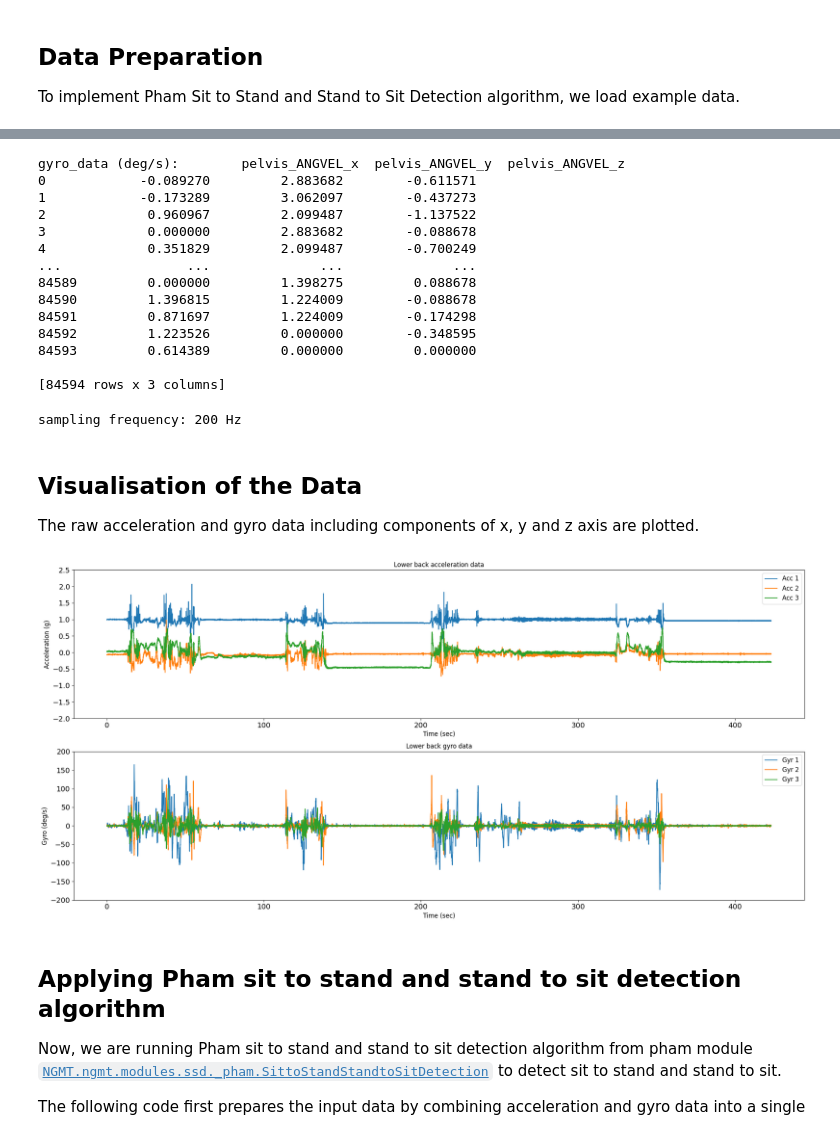
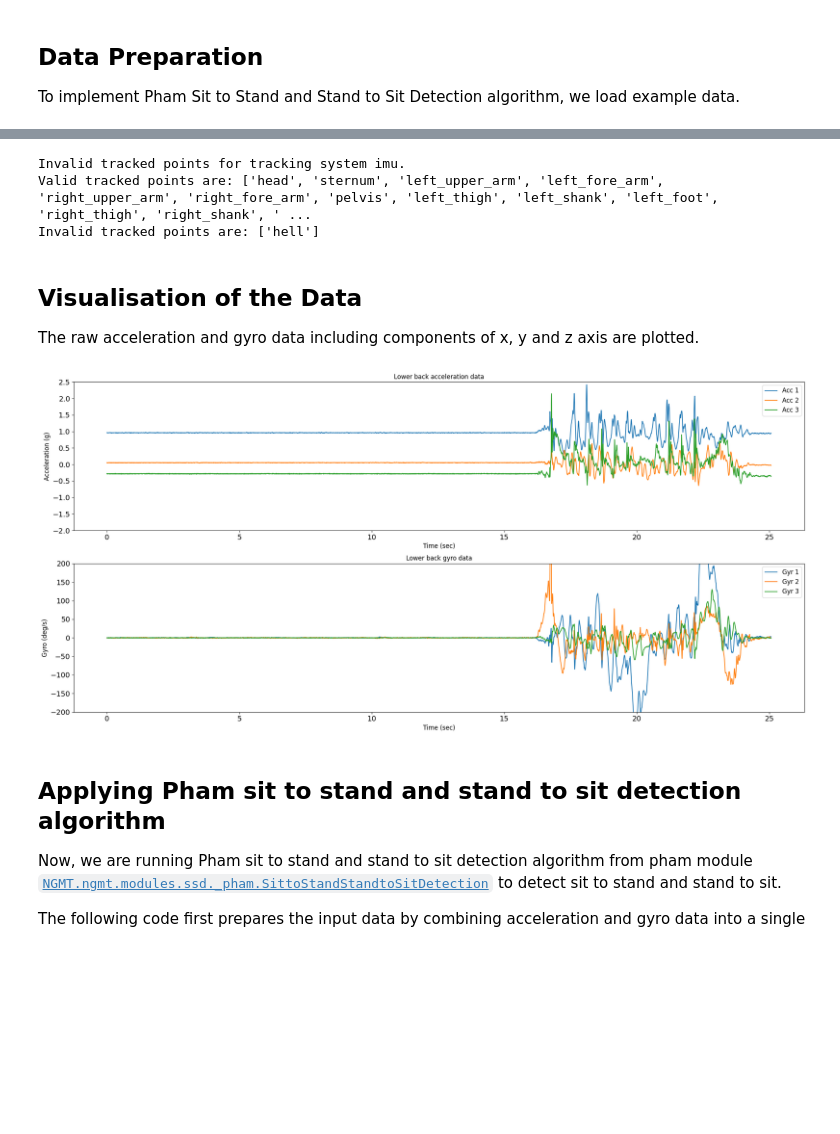
Before and after one commit to neurogeriatricskiel/KielMAT, a Jupyter notebook: examples/modules_04_ssd.ipynb, the cells around one changed output, grey strips where cells are left out. Drawn from its saved outputs; the diff is of its cells as text; code cells hidden in the pictures; blank space fills up the shorter version.

```diff
--- a/examples/modules_04_ssd.ipynb
+++ b/examples/modules_04_ssd.ipynb
@@ -56,5 +48,0 @@ tracked_points = {tracking_sys: ["pelvis"]}
-# %%
-# The 'keepcontrol.load_recording' function is used to load the data from the specified file_path
-recording = keepcontrol.load_recording(
-    file_name=file_path, tracking_systems=[tracking_sys], tracked_points=tracked_points
-)
@@ -86,36 +49,18 @@ acceleration_data (g):        pelvis_ACC_x  pelvis_ACC_y  pelvis_ACC_z
-# %%
-# Load lower back gyro data
-gyro_data = recording.data[tracking_sys][
-    ["pelvis_ANGVEL_x", "pelvis_ANGVEL_y", "pelvis_ANGVEL_z"]
-]
-
-# Print gyro data
-print(f"gyro_data (deg/s): {gyro_data}")
-# %% [output]
-gyro_data (deg/s):        pelvis_ANGVEL_x  pelvis_ANGVEL_y  pelvis_ANGVEL_z
-0            -0.089270         2.883682        -0.611571
-1            -0.173289         3.062097        -0.437273
-2             0.960967         2.099487        -1.137522
-3             0.000000         2.883682        -0.088678
-4             0.351829         2.099487        -0.700249
-...                ...              ...              ...
-84589         0.000000         1.398275         0.088678
-84590         1.396815         1.224009        -0.088678
-84591         0.871697         1.224009        -0.174298
-84592         1.223526         0.000000        -0.348595
-84593         0.614389         0.000000         0.000000
-
-[84594 rows x 3 columns]
-# %%
-# Get the corresponding sampling frequency directly from the recording
-sampling_frequency = recording.channels[tracking_sys][
-    recording.channels[tracking_sys]["name"] == "pelvis_ACC_x"
-]["sampling_frequency"].values[0]
-
-# Print sampling frequency
-print(f"sampling frequency: {sampling_frequency} Hz")
-# %% [output]
-sampling frequency: 200 Hz
+# %%
+recording = keepcontrol.load_recording(task="tug", tracking_systems="imu", tracked_points="pelvis")
+# %% [output]
+Invalid tracked points for tracking system imu.
+Valid tracked points are: ['head', 'sternum', 'left_upper_arm', 'left_fore_arm', 'right_upper_arm', 'right_fore_arm', 'pelvis', 'left_thigh', 'left_shank', 'left_foot', 'right_thigh', 'right_shank', ' ...
+Invalid tracked points are: ['hell']
+# %%
+# find the channel with acceleration data
+chns_oi_accel = [ch for ch in recording.channels["imu"]["name"] if "accel" in ch]
+chns_oi_gyro = [ch for ch in recording.channels["imu"]["name"] if "gyro" in ch]
+acceleration_data = recording.data["imu"][chns_oi_accel]
+gyro_data = recording.data["imu"][chns_oi_gyro]
+
+# set the sampling frequency
+sampling_frequency = recording.channels["imu"]["sampling_frequency"].unique()[0]
 # %% [markdown]
 ## Visualisation of the Data
 The raw acceleration and gyro data including components of x, y and z axis are plotted.
@@ -128,36 +73,36 @@ ax1 = plt.subplot(211)
 for i in range(3):
     ax1.plot(
         np.arange(len(acceleration_data)) / sampling_frequency,
-        acceleration_data[f"pelvis_ACC_{chr(120 + i)}"],
+        acceleration_data.iloc[:, i],
         label=f"Acc {i + 1}",
     )
 ax1.set_title("Lower back acceleration data")
 ax1.set_ylabel(f"Acceleration (g)", fontsize=12)
 ax1.set_xlabel(f"Time (sec)", fontsize=12)
 ax1.legend(loc="upper right", fontsize=12)
 ax1.set_ylim(-2, 2.5)
 plt.xticks(fontsize=14)
 plt.yticks(fontsize=14)
 
 # Subplot 2: Gyro data
 ax2 = plt.subplot(212)
 for i in range(3):
     ax2.plot(
         np.arange(len(gyro_data)) / sampling_frequency,
-        gyro_data[f"pelvis_ANGVEL_{chr(120 + i)}"],
+        gyro_data.iloc[:, i],
         label=f"Gyr {i + 1}",
     )
 ax2.set_title("Lower back gyro data")
 ax2.set_ylabel(f"Gyro (deg/s)", fontsize=12)
 ax2.set_xlabel(f"Time (sec)", fontsize=12)
 ax2.legend(loc="upper right", fontsize=12)
 ax2.set_ylim(-200, 200)
 plt.xticks(fontsize=14)
 plt.yticks(fontsize=14)
 fig.tight_layout()
 plt.show()
 # %% [output]
-[figure, old version]
+[figure, new version]
 # %% [markdown]
 ## Applying Pham sit to stand and stand to sit detection algorithm
 Now, we are running Pham sit to stand and stand to sit detection algorithm from pham module [`NGMT.ngmt.modules.ssd._pham.SittoStandStandtoSitDetection`](https://github.com/neurogeriatricskiel/NGMT/tree/main/ngmt/modules/ssd/_pham.py) to detect sit to stand and stand to sit.
```
Also changed, not shown: parts of 7 cells of this notebook, 3 other files.
